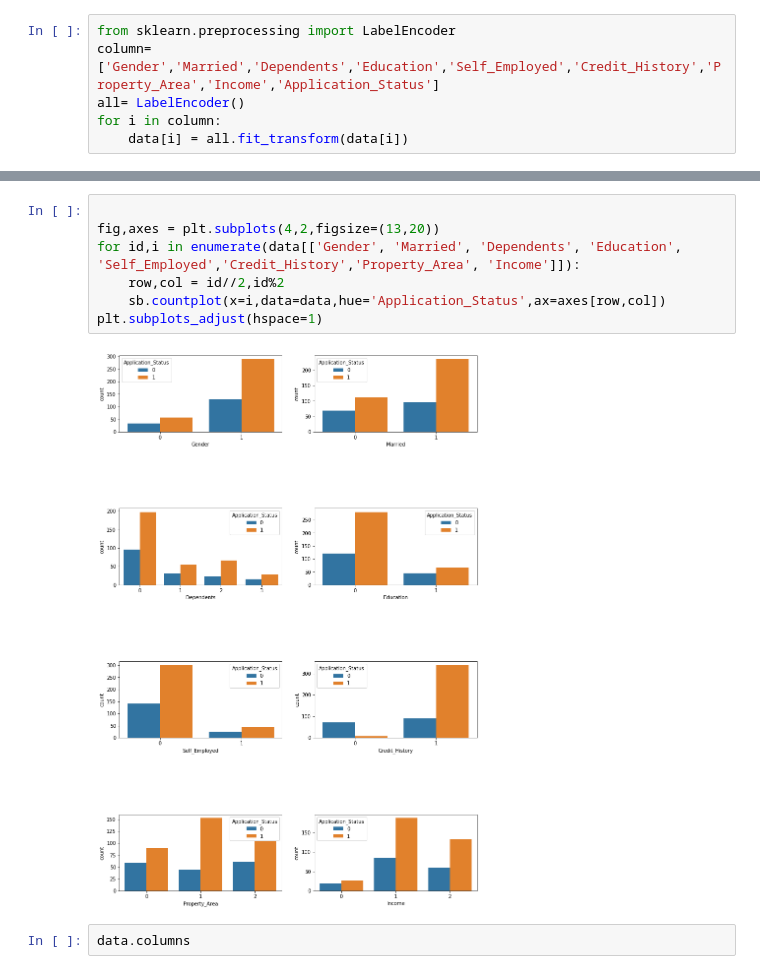
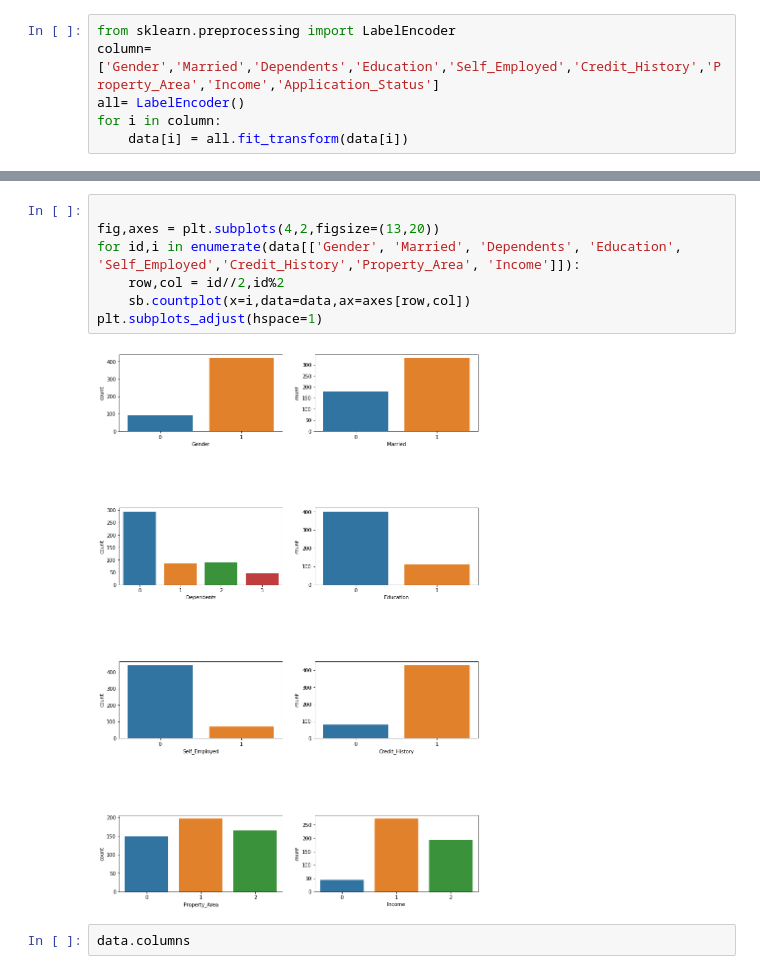
Before and after one commit to mmaithani/Loan-Approvel-ML-model-with-insights, a Jupyter notebook: Loan application -approval insights .ipynb, the cells around one changed output, grey strips where cells are left out. Drawn from its saved outputs; the diff is of its cells as text.

```diff
--- a/Loan application -approval insights .ipynb
+++ b/Loan application -approval insights .ipynb
@@ -239,12 +239,12 @@ data.head()
 # %%
 
 fig,axes = plt.subplots(4,2,figsize=(13,20))
 for id,i in enumerate(data[['Gender', 'Married', 'Dependents', 'Education', 'Self_Employed','Credit_History','Property_Area', 'Income']]):
     row,col = id//2,id%2
-    sb.countplot(x=i,data=data,hue='Application_Status',ax=axes[row,col])
+    sb.countplot(x=i,data=data,ax=axes[row,col])
 plt.subplots_adjust(hspace=1)
 # %% [output]
-[figure, old version]
+[figure, new version]
 # %%
 data.columns
 # %% [output]
```
Also changed, not shown: parts of 3 cells of this notebook, 3 other files.
